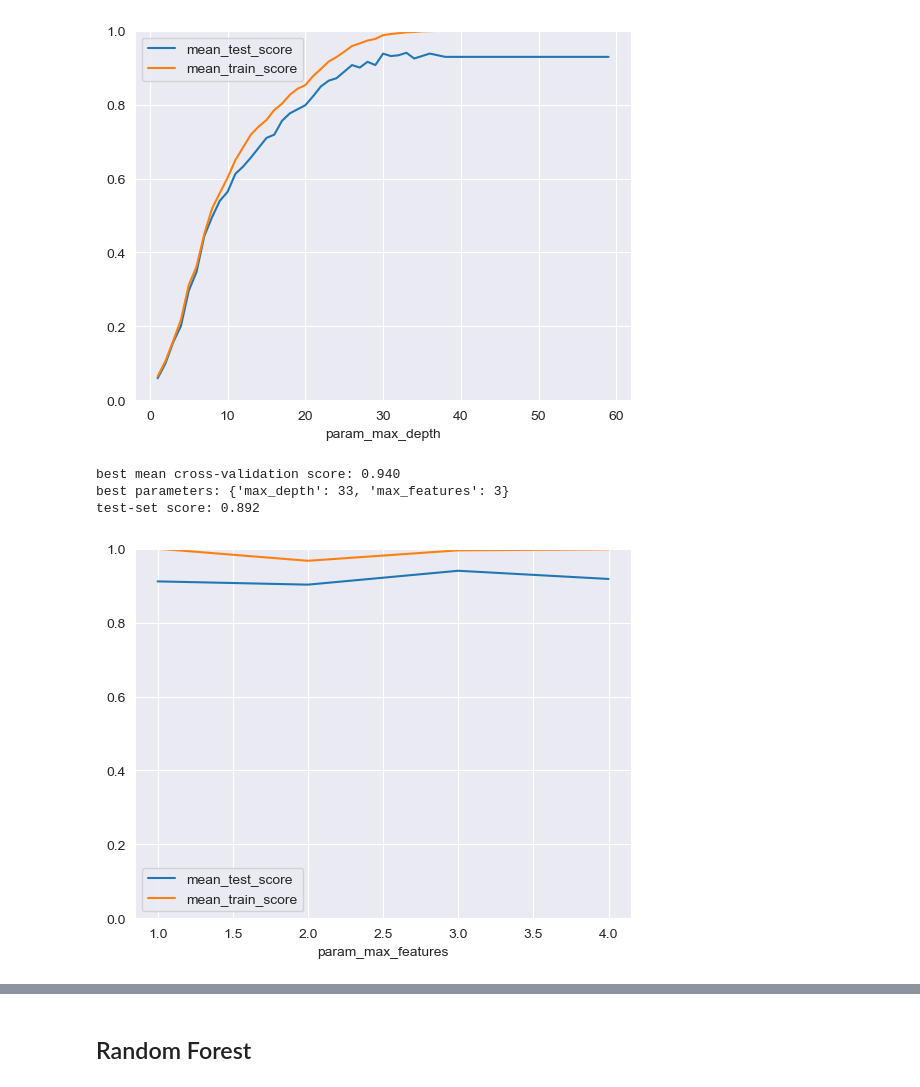
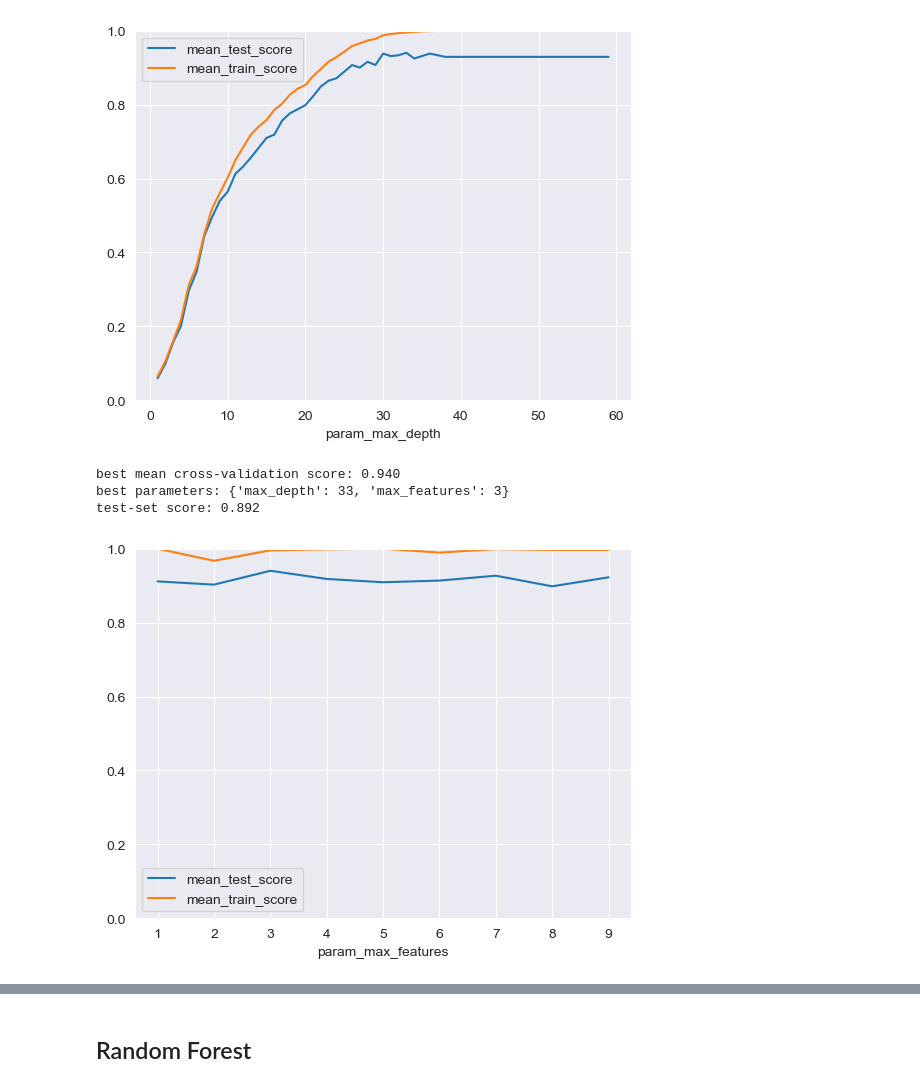
Before and after one commit to tom-bourjala/SDU-ML-DSP, a Jupyter notebook: main.ipynb, the cells around one changed output, grey strips where cells are left out. Saved outputs shown, nothing was run; the diff lists cells and outputs as text; code cells hidden in the pictures.

```diff
--- a/main.ipynb
+++ b/main.ipynb
@@ -499,26 +502,26 @@ best parameters: {'max_depth': 33}
 test-set score: 0.892
 [figure]
 # %%
-param_grid = {'max_features': range(1, 5, 1), 'max_depth': [grid.best_params_['max_depth']]}
+param_grid = {'max_features': range(1, 10, 1), 'max_depth': [grid.best_params_['max_depth']]}
 
 grid = GridSearchCV(DecisionTreeClassifier(random_state=42), param_grid=param_grid,
                     cv=5, return_train_score=True)
 
 grid.fit(X_train, y_train_labels)
 
 scores = pd.DataFrame(grid.cv_results_)
 
 scores.plot(x='param_max_features', y=['mean_test_score', 'mean_train_score'], ylim=(0, 1))
 
 print("best mean cross-validation score: {:.3f}".format(grid.best_score_))
 print("best parameters: {}".format(grid.best_params_))
 
 print("test-set score: {:.3f}".format(grid.score(X_test, y_test_labels)))
 # %% [output]
 best mean cross-validation score: 0.940
 best parameters: {'max_depth': 33, 'max_features': 3}
 test-set score: 0.892
-[figure, old version]
+[figure, new version]
 # %%
 # Decision Tree with the best parameters
 clf = DecisionTreeClassifier(random_state=42, max_depth=grid.best_params_['max_depth'], max_features=grid.best_params_['max_features'])
```
Also changed, not shown: parts of 6 cells of this notebook.
